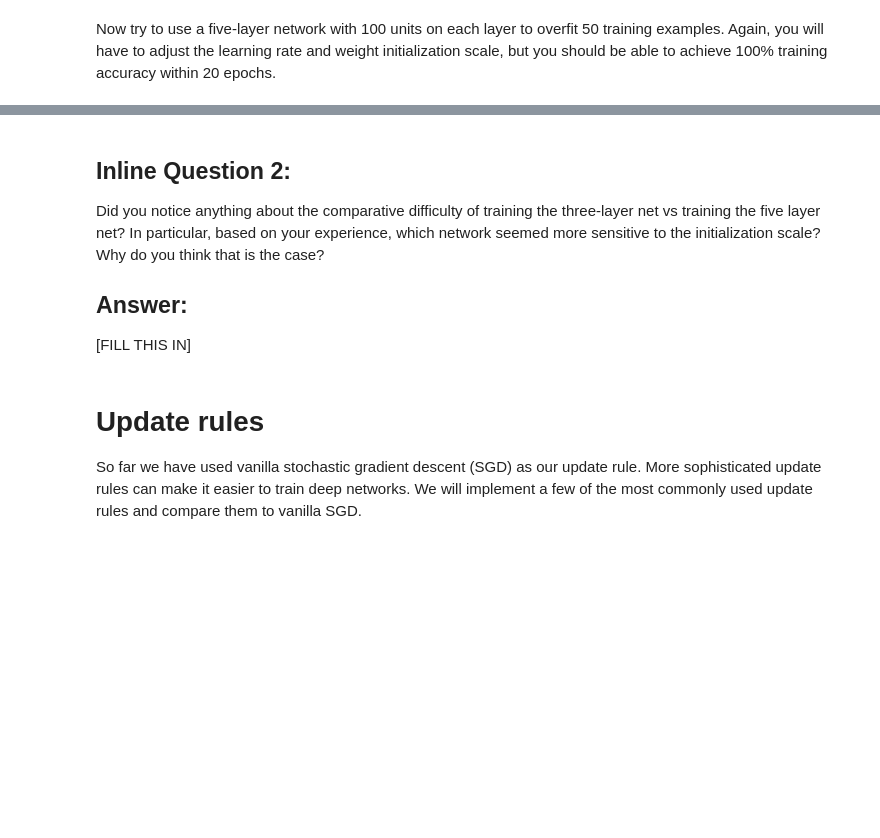
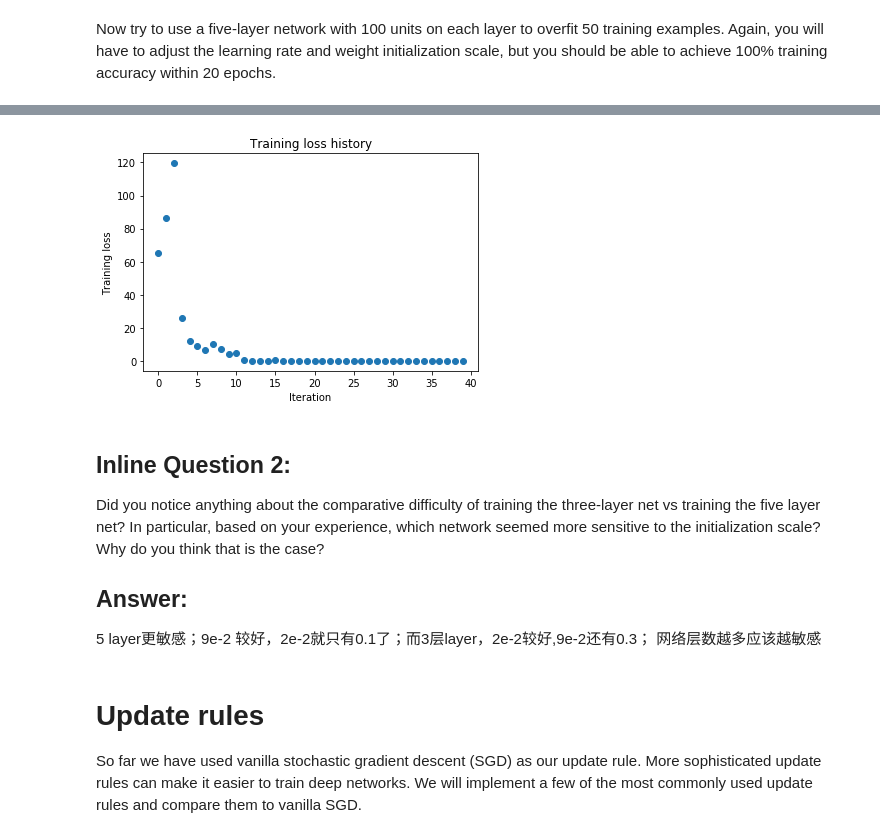
Before and after one commit to huanzheng/cs231n, a Jupyter notebook: assignments/2019/assignment2/FullyConnectedNets.ipynb, the cells around one changed output, grey strips where cells are left out. Saved outputs shown, nothing was run; the diff lists cells and outputs as text; code cells hidden in the pictures; blank space fills up the shorter version.

```diff
--- a/assignments/2019/assignment2/FullyConnectedNets.ipynb
+++ b/assignments/2019/assignment2/FullyConnectedNets.ipynb
@@ -429,7 +491,7 @@ plt.show()
 # %% [markdown]
 Now try to use a five-layer network with 100 units on each layer to overfit 50 training examples. Again, you will have to adjust the learning rate and weight initialization scale, but you should be able to achieve 100% training accuracy within 20 epochs.
 # %%
-# TODO: Use a five-layer Net to overfit 50 training examples by
+## TODO: Use a five-layer Net to overfit 50 training examples by
 # tweaking just the learning rate and initialization scale.
 
 num_train = 50
@@ -441,7 +503,7 @@ small_data = {
 }
 
 learning_rate = 2e-3  # Experiment with this!
-weight_scale = 1e-5   # Experiment with this!
+weight_scale = 9e-2   # Experiment with this!
 model = FullyConnectedNet([100, 100, 100, 100],
                 weight_scale=weight_scale, dtype=np.float64)
 solver = Solver(model, small_data,
@@ -458,3 +520,4 @@ plt.title('Training loss history')
 plt.xlabel('Iteration')
 plt.ylabel('Training loss')
 plt.show()
+# %% [output]
@@ -461,9 +541,11 @@ plt.show()
+[figure, added]
 # %% [markdown]
 ## Inline Question 2:
 Did you notice anything about the comparative difficulty of training the three-layer net vs training the five layer net? In particular, based on your experience, which network seemed more sensitive to the initialization scale? Why do you think that is the case?
 
 ## Answer:
-[FILL THIS IN]
+5 layer更敏感；9e-2 较好，2e-2就只有0.1了；而3层layer，2e-2较好,9e-2还有0.3；
+网络层数越多应该越敏感
 # %% [markdown]
 # Update rules
 So far we have used vanilla stochastic gradient descent (SGD) as our update rule. More sophisticated update rules can make it easier to train deep networks. We will implement a few of the most commonly used update rules and compare them to vanilla SGD.
```
Also changed, not shown: parts of 7 cells of this notebook, 2 other files.
